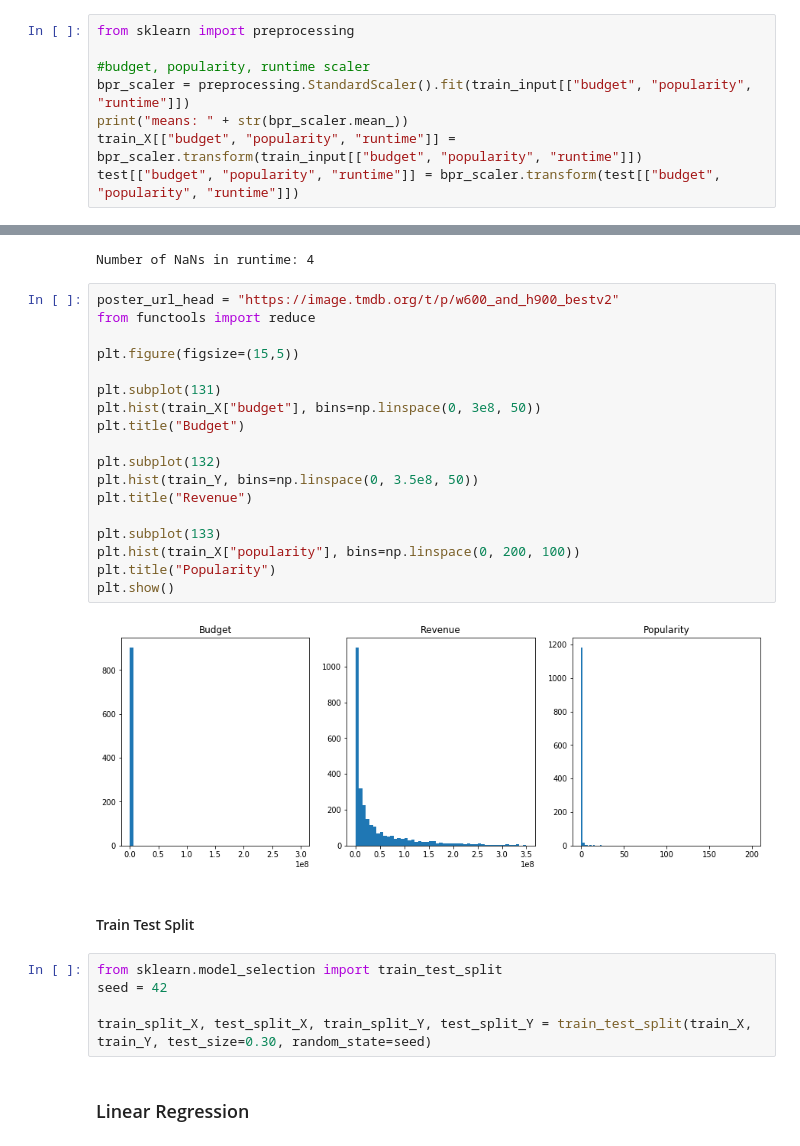
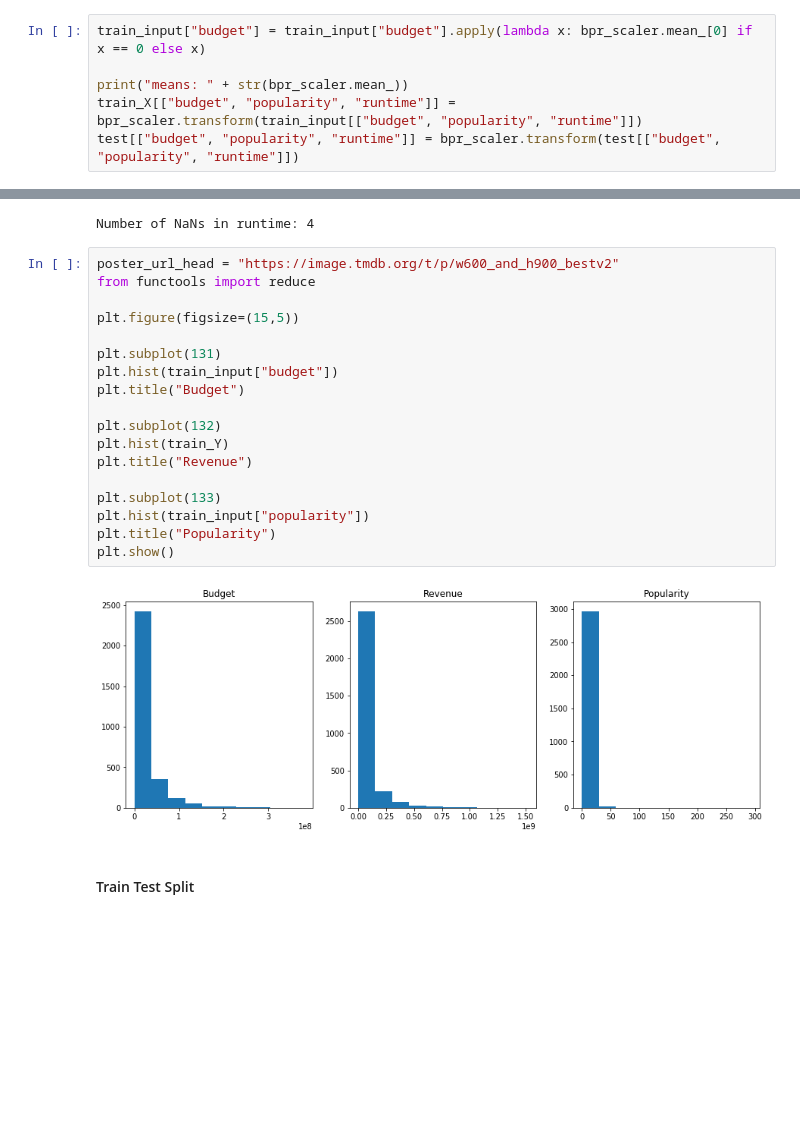
Before and after one commit to delf1/comp4211-project, a Jupyter notebook: code/COMP4211 Project.ipynb, the cells around one changed output, grey strips where cells are left out. Cells and saved outputs as stored; diff of their text form; blank space fills up the shorter version.

```diff
--- a/code/COMP4211 Project.ipynb
+++ b/code/COMP4211 Project.ipynb
@@ -433,8 +495,6 @@ test = pd.concat([pd.concat([test.drop(columns="release_date"), date_months], ax
 # %%
-from sklearn import preprocessing
+train_input["budget"] = train_input["budget"].apply(lambda x: bpr_scaler.mean_[0] if x == 0 else x)
 
-#budget, popularity, runtime scaler
-bpr_scaler = preprocessing.StandardScaler().fit(train_input[["budget", "popularity", "runtime"]])
 print("means: " + str(bpr_scaler.mean_))
 train_X[["budget", "popularity", "runtime"]] = bpr_scaler.transform(train_input[["budget", "popularity", "runtime"]])
 test[["budget", "popularity", "runtime"]] = bpr_scaler.transform(test[["budget", "popularity", "runtime"]])
@@ -482,29 +541,22 @@ Number of NaNs in runtime: 4
 # %%
 poster_url_head = "https://image.tmdb.org/t/p/w600_and_h900_bestv2"
 from functools import reduce
 
 plt.figure(figsize=(15,5))
 
 plt.subplot(131)
-plt.hist(train_X["budget"], bins=np.linspace(0, 3e8, 50))
+plt.hist(train_input["budget"])
 plt.title("Budget")
 
 plt.subplot(132)
-plt.hist(train_Y, bins=np.linspace(0, 3.5e8, 50))
+plt.hist(train_Y)
 plt.title("Revenue")
 
 plt.subplot(133)
-plt.hist(train_X["popularity"], bins=np.linspace(0, 200, 100))
+plt.hist(train_input["popularity"])
 plt.title("Popularity")
 plt.show()
 # %% [output]
-[figure, old version]
+[figure, new version]
 # %% [markdown]
 #### Train Test Split
-# %%
-from sklearn.model_selection import train_test_split
-seed = 42
-
-train_split_X, test_split_X, train_split_Y, test_split_Y = train_test_split(train_X, train_Y, test_size=0.30, random_state=seed)
-# %% [markdown]
-### Linear Regression
```
Also changed, not shown: parts of 58 cells of this notebook, 9 other files.
